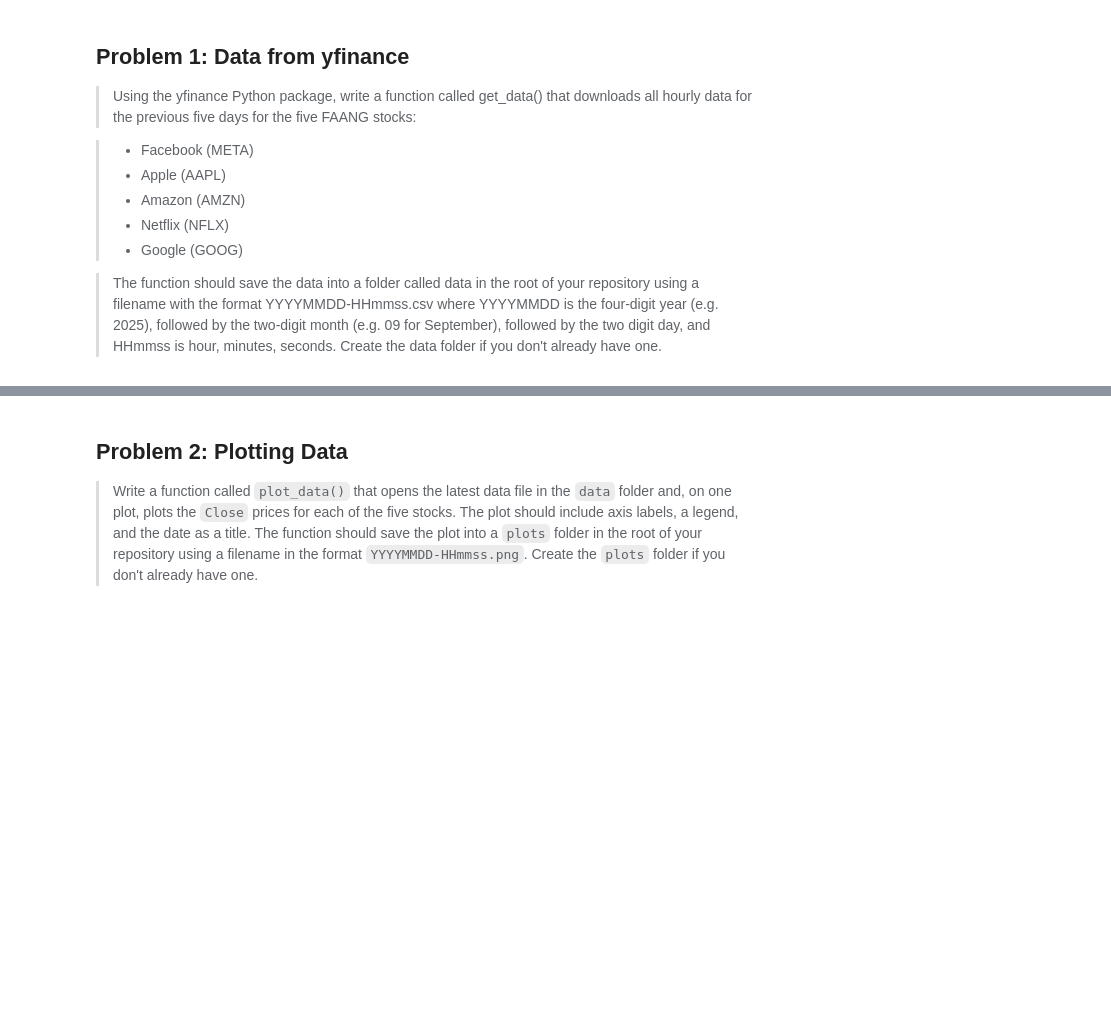
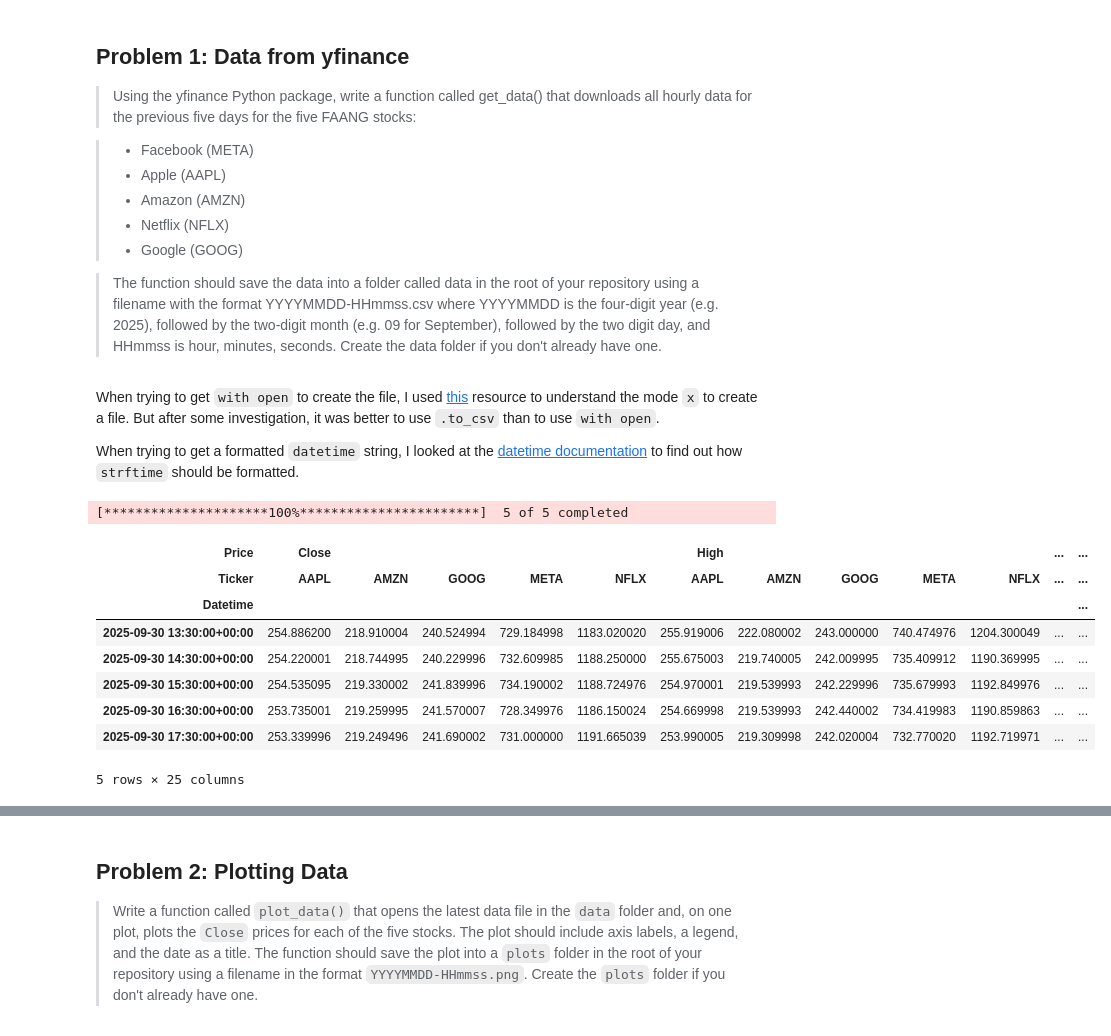
Before and after one commit to CeamanCollins/computer-infrastructure-assessment, a Jupyter notebook: problems.ipynb, the cells around one changed output, grey strips where cells are left out. Drawn from its saved outputs; the diff is of its cells as text; code cells hidden in the pictures; blank space fills up the shorter version.

```diff
--- a/problems.ipynb
+++ b/problems.ipynb
@@ -16,0 +26,22 @@ This notebook covers the problems covered in the ATU module Computer Infrastruct
+# %% [markdown]
+When trying to get `with open` to create the file, I used [this](https://note.nkmk.me/en/python-file-io-open-with/#create-a-file-only-if-it-doesnt-exist) resource to understand the mode `x` to create a file. But after some investigation, it was better to use `.to_csv` than to use `with open`.
+
+When trying to get a formatted `datetime` string, I looked at the [datetime documentation](https://docs.python.org/3/library/datetime.html#strftime-strptime-behavior) to find out how `strftime` should be formatted.
+# %%
+def get_data():
+    data = yf.download(["META", "AAPL", "AMZN", "NFLX", "GOOG"], period="5d", interval="1h")
+    data.to_csv(f"data/{dt.datetime.now().strftime('%Y%m%d_%H%M%S')}.csv")
+    return data
+# %%
+get_data().head()
+# %% [output]
+[*********************100%***********************]  5 of 5 completed
+| Price | Close |  |  |  |  | High |  |  |  |  | ... | ... |
+| Ticker | AAPL | AMZN | GOOG | META | NFLX | AAPL | AMZN | GOOG | META | NFLX | ... | ... |
+| Datetime |  |  |  |  |  |  |  |  |  |  |  | ... |
+| 2025-09-30 13:30:00+00:00 | 254.886200 | 218.910004 | 240.524994 | 729.184998 | 1183.020020 | 255.919006 | 222.080002 | 243.000000 | 740.474976 | 1204.300049 | ... | ... |
+| 2025-09-30 14:30:00+00:00 | 254.220001 | 218.744995 | 240.229996 | 732.609985 | 1188.250000 | 255.675003 | 219.740005 | 242.009995 | 735.409912 | 1190.369995 | ... | ... |
+| 2025-09-30 15:30:00+00:00 | 254.535095 | 219.330002 | 241.839996 | 734.190002 | 1188.724976 | 254.970001 | 219.539993 | 242.229996 | 735.679993 | 1192.849976 | ... | ... |
+| 2025-09-30 16:30:00+00:00 | 253.735001 | 219.259995 | 241.570007 | 728.349976 | 1186.150024 | 254.669998 | 219.539993 | 242.440002 | 734.419983 | 1190.859863 | ... | ... |
+| 2025-09-30 17:30:00+00:00 | 253.339996 | 219.249496 | 241.690002 | 731.000000 | 1191.665039 | 253.990005 | 219.309998 | 242.020004 | 732.770020 | 1192.719971 | ... | ... |
+5 rows × 25 columns
```
Also changed, not shown: parts of 11 cells of this notebook, 3 other files.
